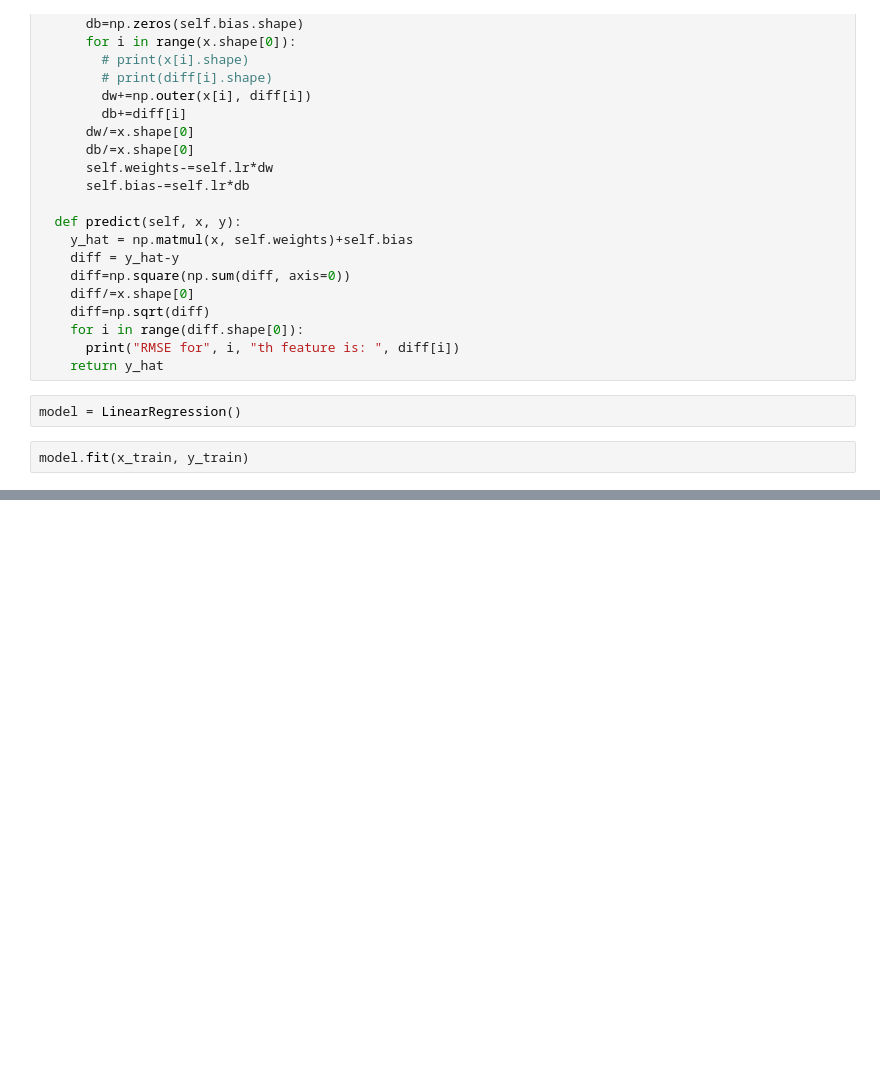
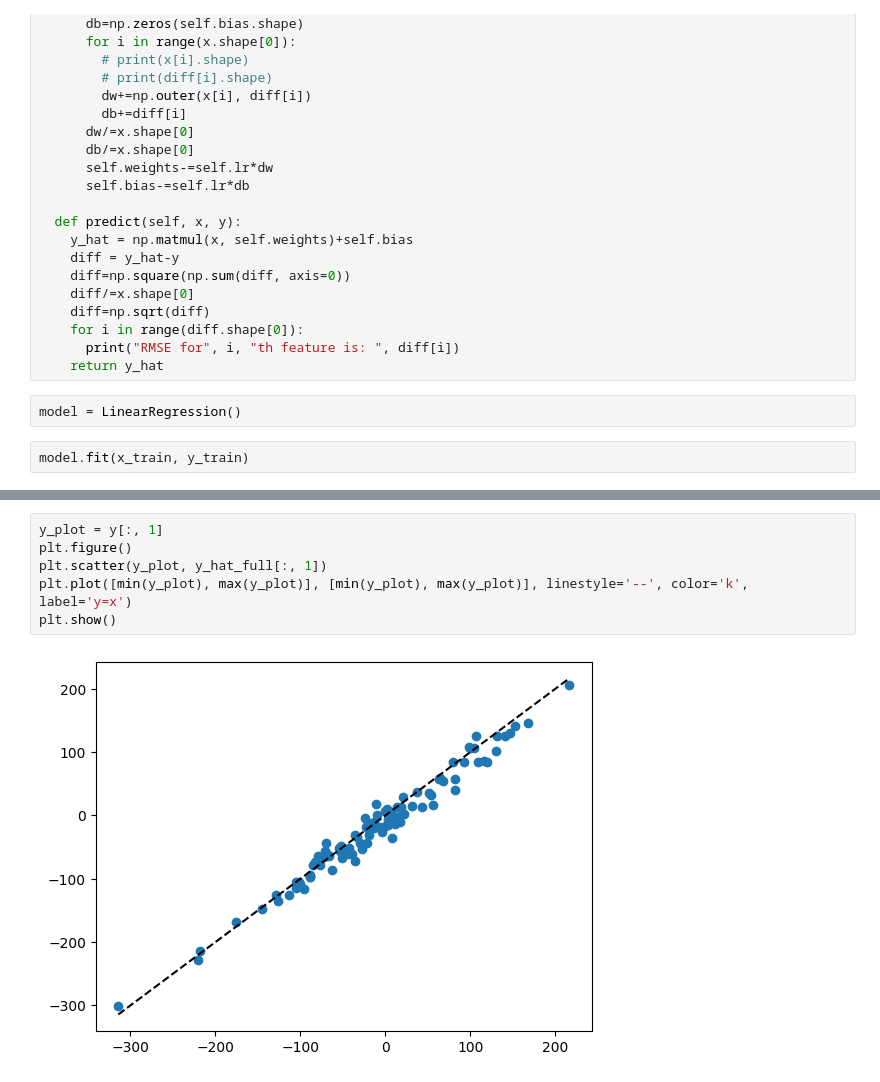
Before and after one commit to blazingbhavneek/scratch_ml, a Jupyter notebook: Linear_Regression.ipynb, the cells around one changed output, grey strips where cells are left out. Saved outputs shown, nothing was run; the diff lists cells and outputs as text; blank space fills up the shorter version.

```diff
--- a/Linear_Regression.ipynb
+++ b/Linear_Regression.ipynb
@@ -59,0 +73,8 @@ RMSE for 1 th feature is:  46.62847210744861
+# %%
+y_plot = y[:, 1]
+plt.figure()
+plt.scatter(y_plot, y_hat_full[:, 1])
+plt.plot([min(y_plot), max(y_plot)], [min(y_plot), max(y_plot)], linestyle='--', color='k', label='y=x')
+plt.show()
+# %% [output]
+[figure, added]
```
Also changed, not shown: parts of 4 cells of this notebook.
